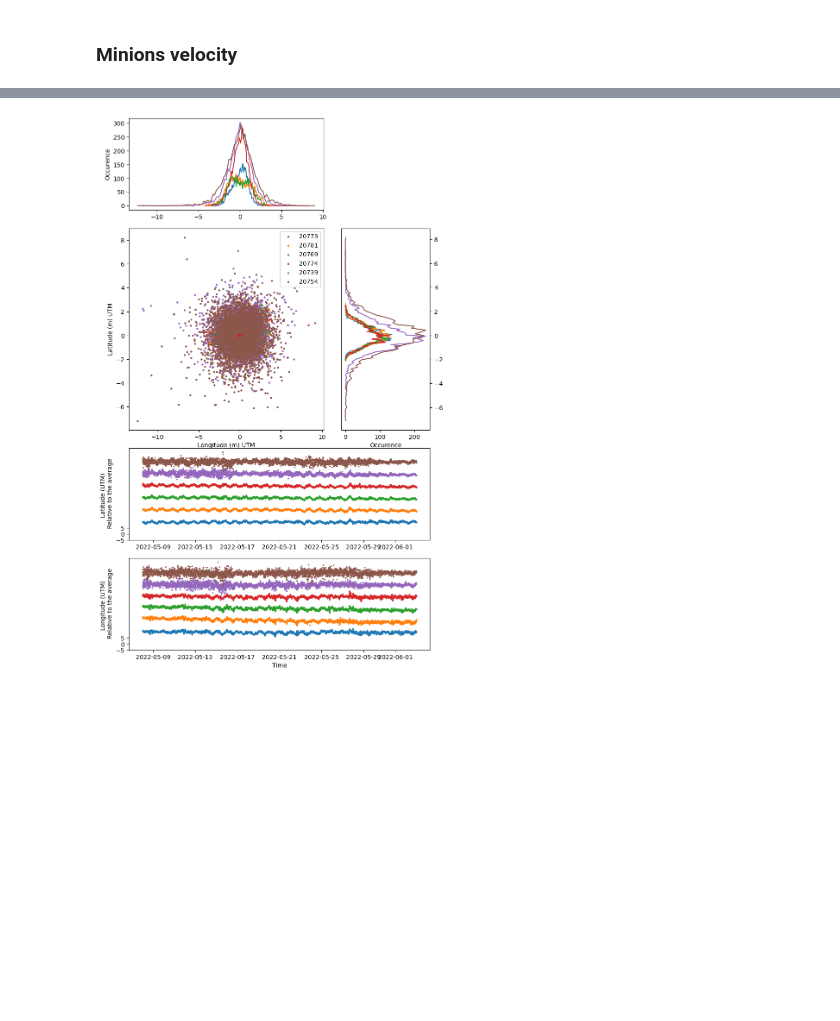
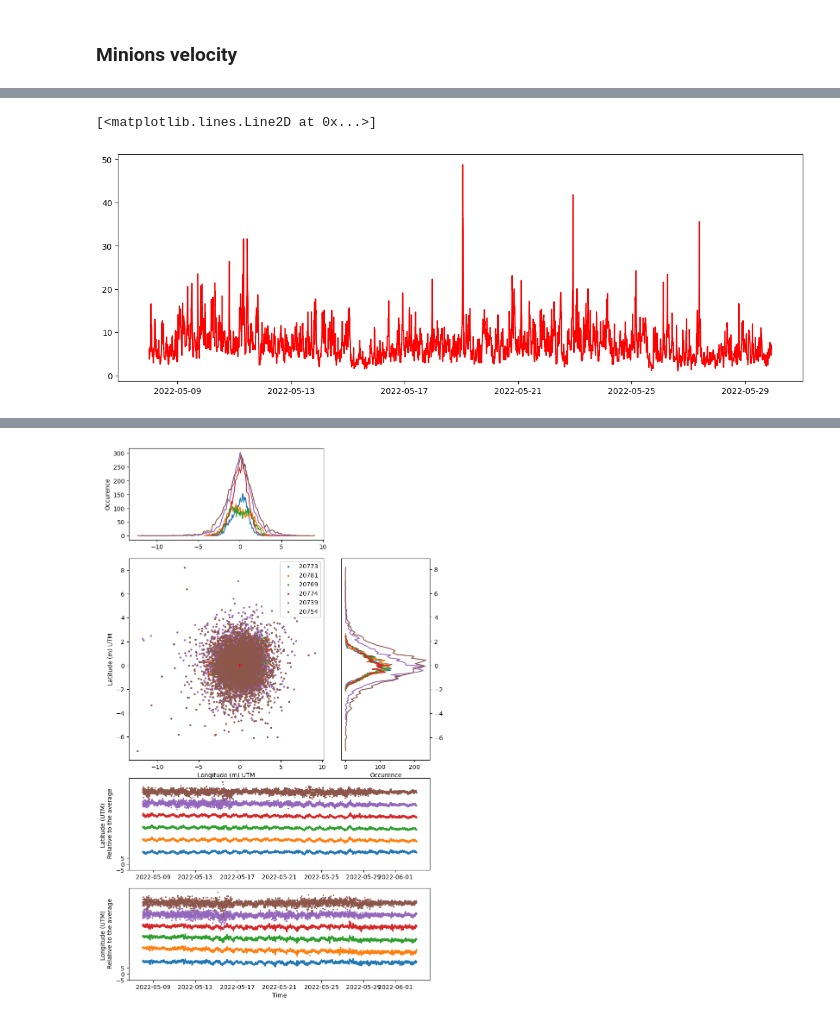
Before and after one commit to jgovoort/sismo-memo, a Jupyter notebook: gnss-temp.ipynb, the cells around one changed output, grey strips where cells are left out. Drawn from its saved outputs; the diff is of its cells as text; code cells hidden in the pictures; blank space fills up the shorter version.

```diff
--- a/gnss-temp.ipynb
+++ b/gnss-temp.ipynb
@@ -504,0 +593,7 @@ plt.plot(VLin[2],Vhour-Vstd, c='grey', linestyle='--')
+# %%
+plt.figure(figsize=(15,5))
+#plt.scatter(timepca,lonpca)
+plt.plot(dlonpca[2],dlonpca[0],c='r')
+# %% [output]
+[<matplotlib.lines.Line2D at 0x...>]
+[figure, added]
```
Also changed, not shown: parts of 26 cells of this notebook, 4 other files.
